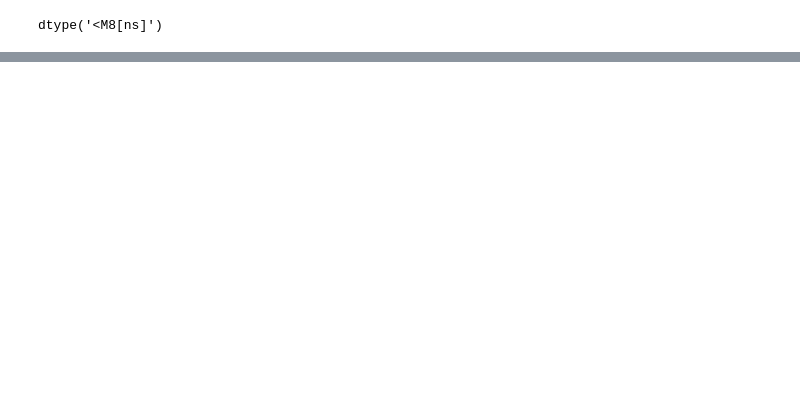
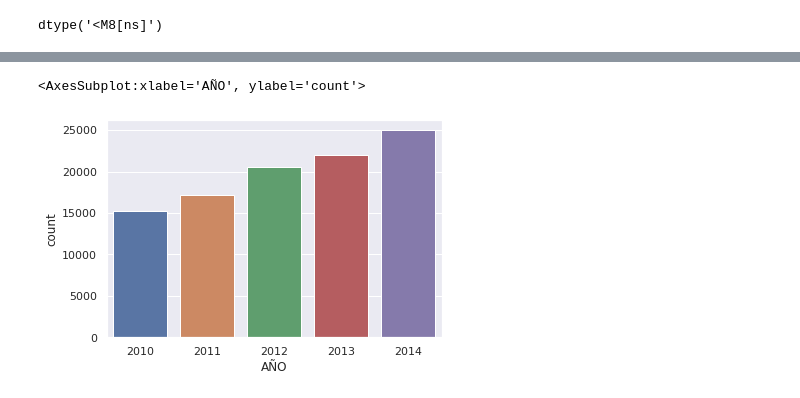
Before and after one commit to everbravo/saveSemester, a Jupyter notebook: parcial2.ipynb, the cells around one changed output, grey strips where cells are left out. Drawn from its saved outputs; the diff is of its cells as text; code cells hidden in the pictures; blank space fills up the shorter version.

```diff
--- a/parcial2.ipynb
+++ b/parcial2.ipynb
@@ -12,7 +12,7 @@ sns.set()
 %matplotlib inline
 # %%
 # Cargar datos
-vfamily = pd.read_csv("Reporte_Delito_Violencia_Intrafamiliar_Polic_a_Nacional.csv", nrows=10000)
+vfamily = pd.read_csv("Reporte_Delito_Violencia_Intrafamiliar_Polic_a_Nacional.csv", nrows=100000)
 
 # Primer vistaso a los datos
 vfamily.head(3)
@@ -77,0 +91,3 @@ dtype('<M8[ns]')
+# %%
+# Crear nueva columna AÑO
+vfamily["AÑO"] = vfamily["FECHA HECHO"].apply(lambda x: x.year)
@@ -77,0 +113,5 @@ dtype('<M8[ns]')
+# %%
+sns.countplot(x="AÑO", data=vfamily)
+# %% [output]
+<AxesSubplot:xlabel='AÑO', ylabel='count'>
+[figure, added]
```
Also changed, not shown: parts of 20 cells of this notebook.
